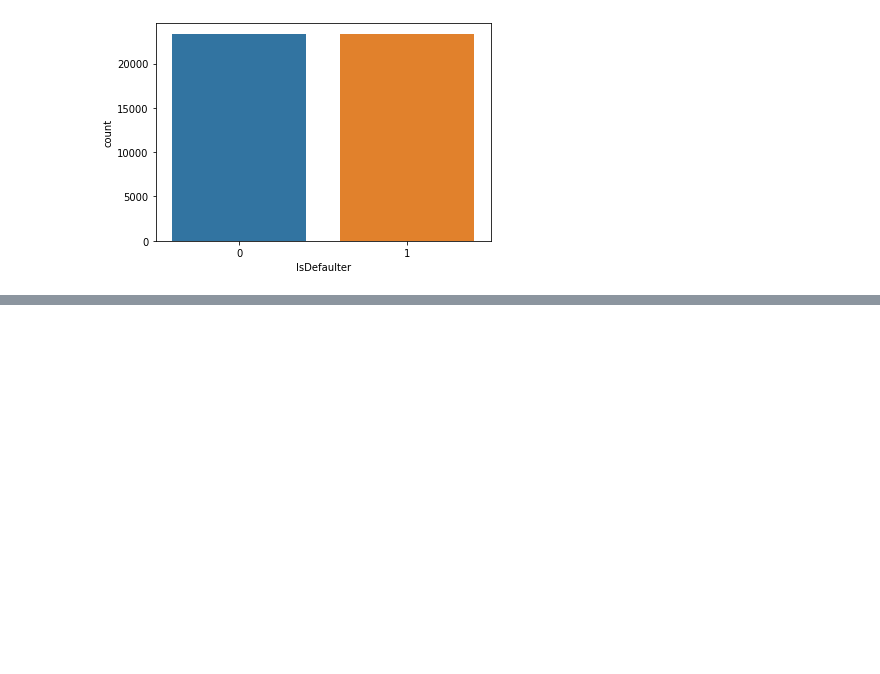
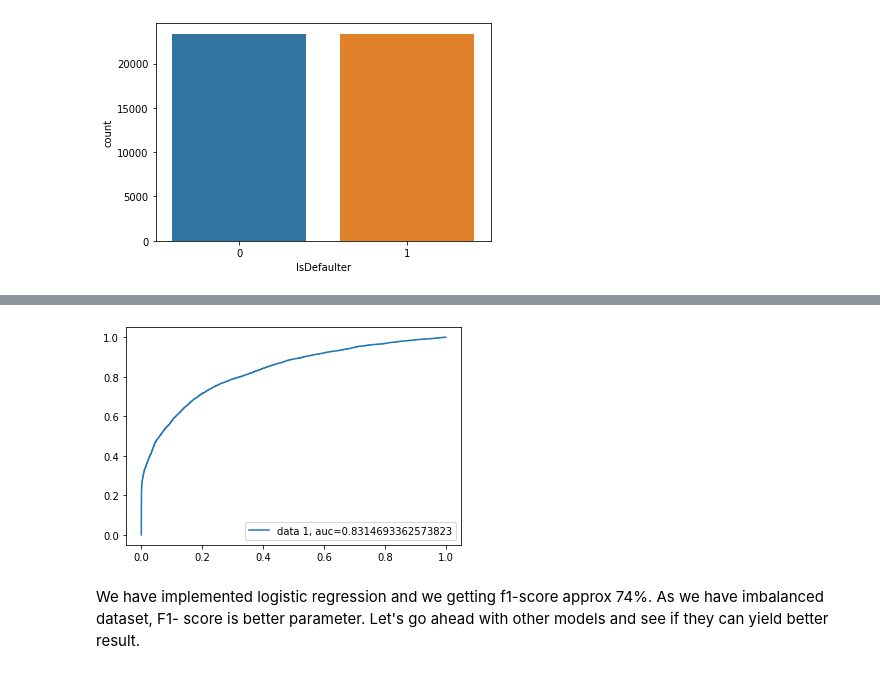
Before and after one commit to VrushankAmare/Credit-Card-Default-Prediction, a Jupyter notebook: creditcard_default_prediction_capstoneproject.ipynb, the cells around one changed output, grey strips where cells are left out. Saved outputs shown, nothing was run; the diff lists cells and outputs as text; code cells hidden in the pictures; blank space fills up the shorter version.

```diff
--- a/creditcard_default_prediction_capstoneproject.ipynb
+++ b/creditcard_default_prediction_capstoneproject.ipynb
@@ -450,0 +653,11 @@ balance_df[balance_df['IsDefaulter']==1]
+# %%
+y_pred_proba = y_preds_proba_lr
+fpr, tpr, _ = roc_curve(y_test,  y_pred_proba)
+auc = roc_auc_score(y_test, y_pred_proba)
+plt.plot(fpr,tpr,label="data 1, auc="+str(auc))
+plt.legend(loc=4)
+plt.show()
+# %% [output]
+[figure, added]
+# %% [markdown]
+We have implemented logistic regression and we getting f1-score approx 74%. As we have imbalanced dataset, F1- score is better parameter. Let's go ahead with other models and see if they can yield better result.
```
Also changed, not shown: parts of 45 cells of this notebook.
